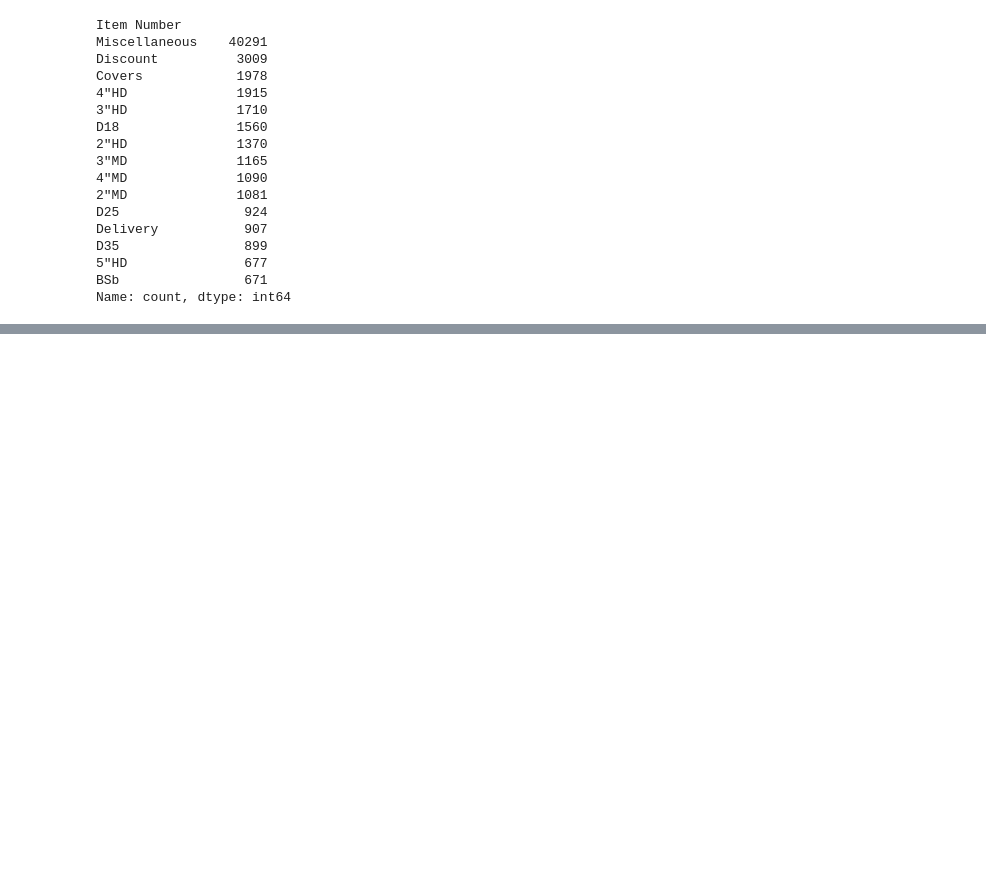
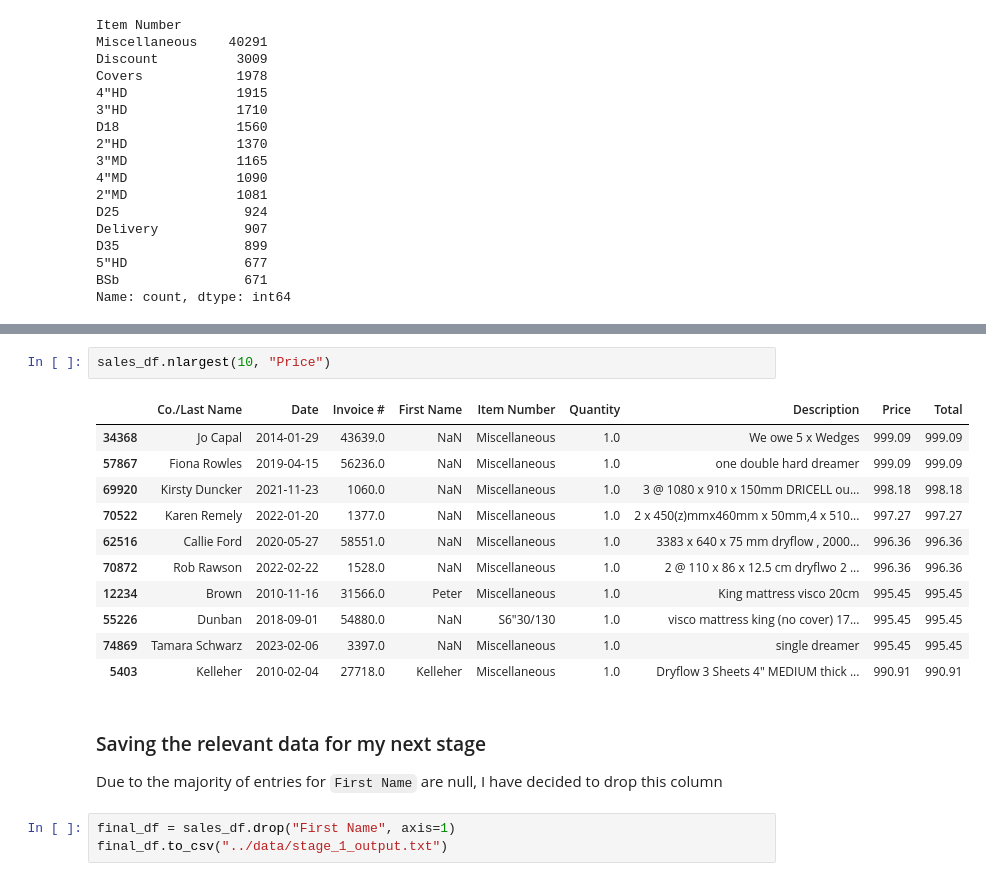
Before and after one commit to SilverPeak2299/Foam-Booth-Data-Analysis, a Jupyter notebook: notebooks/1_initial_exploration.ipynb, the cells around one changed output, grey strips where cells are left out. Saved outputs shown, nothing was run; the diff lists cells and outputs as text; blank space fills up the shorter version.

```diff
--- a/notebooks/1_initial_exploration.ipynb
+++ b/notebooks/1_initial_exploration.ipynb
@@ -79,0 +124,20 @@ Name: count, dtype: int64
+# %%
+sales_df.nlargest(10, "Price")
+# %% [output]
+|  | Co./Last Name | Date | Invoice # | First Name | Item Number | Quantity | Description | Price | Total |
+| 34368 | Jo Capal | 2014-01-29 | 43639.0 | NaN | Miscellaneous | 1.0 | We owe 5 x Wedges | 999.09 | 999.09 |
+| 57867 | Fiona Rowles | 2019-04-15 | 56236.0 | NaN | Miscellaneous | 1.0 | one double hard dreamer | 999.09 | 999.09 |
+| 69920 | Kirsty Duncker | 2021-11-23 | 1060.0 | NaN | Miscellaneous | 1.0 | 3 @ 1080 x 910 x 150mm DRICELL ou... | 998.18 | 998.18 |
+| 70522 | Karen Remely | 2022-01-20 | 1377.0 | NaN | Miscellaneous | 1.0 | 2 x 450(z)mmx460mm x 50mm,4 x 510... | 997.27 | 997.27 |
+| 62516 | Callie Ford | 2020-05-27 | 58551.0 | NaN | Miscellaneous | 1.0 | 3383 x 640 x 75 mm dryflow , 2000... | 996.36 | 996.36 |
+| 70872 | Rob Rawson | 2022-02-22 | 1528.0 | NaN | Miscellaneous | 1.0 | 2 @ 110 x 86 x 12.5 cm dryflwo 2 ... | 996.36 | 996.36 |
+| 12234 | Brown | 2010-11-16 | 31566.0 | Peter | Miscellaneous | 1.0 | King mattress visco 20cm | 995.45 | 995.45 |
+| 55226 | Dunban | 2018-09-01 | 54880.0 | NaN | S6"30/130 | 1.0 | visco mattress king (no cover) 17... | 995.45 | 995.45 |
+| 74869 | Tamara Schwarz | 2023-02-06 | 3397.0 | NaN | Miscellaneous | 1.0 | single dreamer | 995.45 | 995.45 |
+| 5403 | Kelleher | 2010-02-04 | 27718.0 | Kelleher | Miscellaneous | 1.0 | Dryflow 3 Sheets 4" MEDIUM thick ... | 990.91 | 990.91 |
+# %% [markdown]
+### Saving the relevant data for my next stage
+Due to the majority of entries for `First Name` are null, I have decided to drop this column
+# %%
+final_df = sales_df.drop("First Name", axis=1)
+final_df.to_csv("../data/stage_1_output.txt")
```
Also changed, not shown: parts of 7 cells of this notebook, 6 other files.
